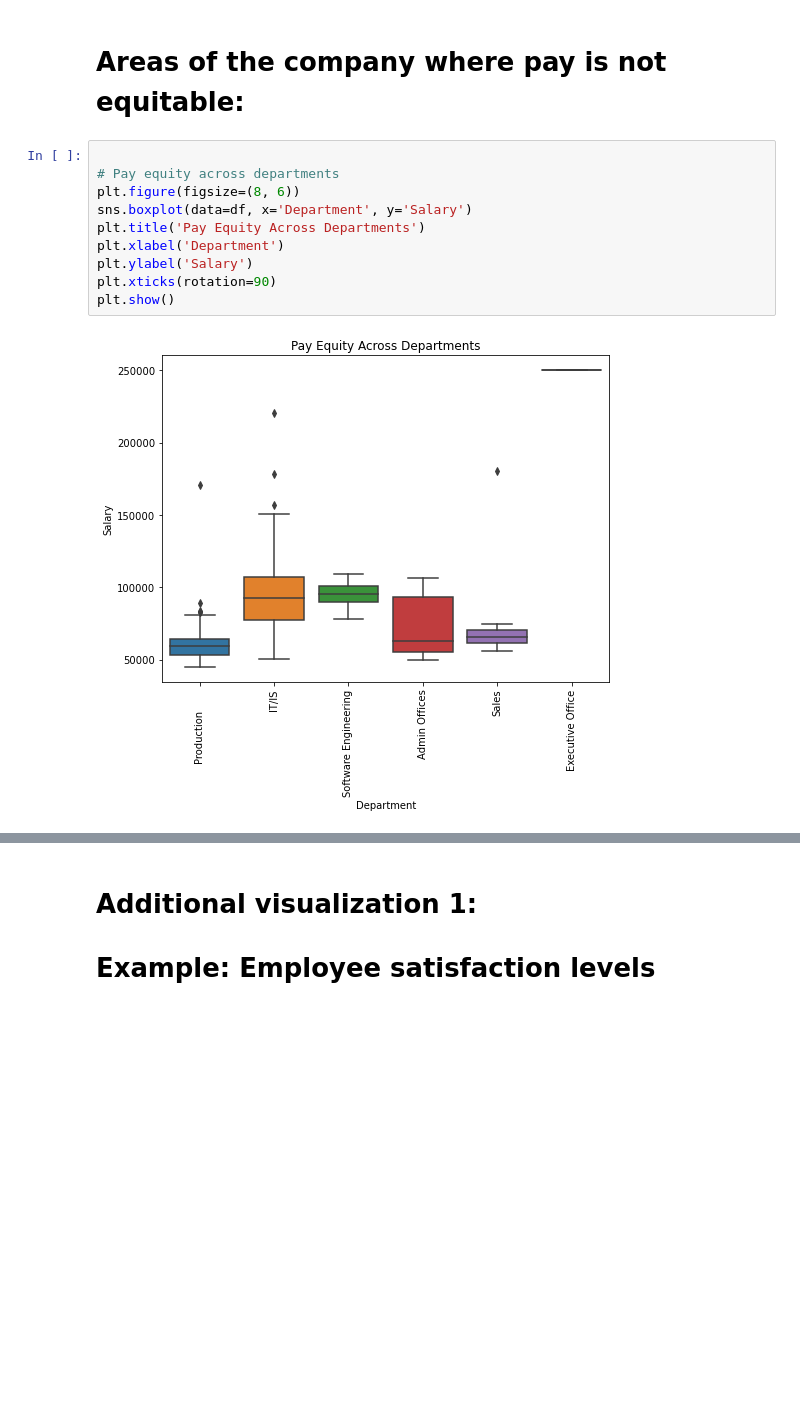
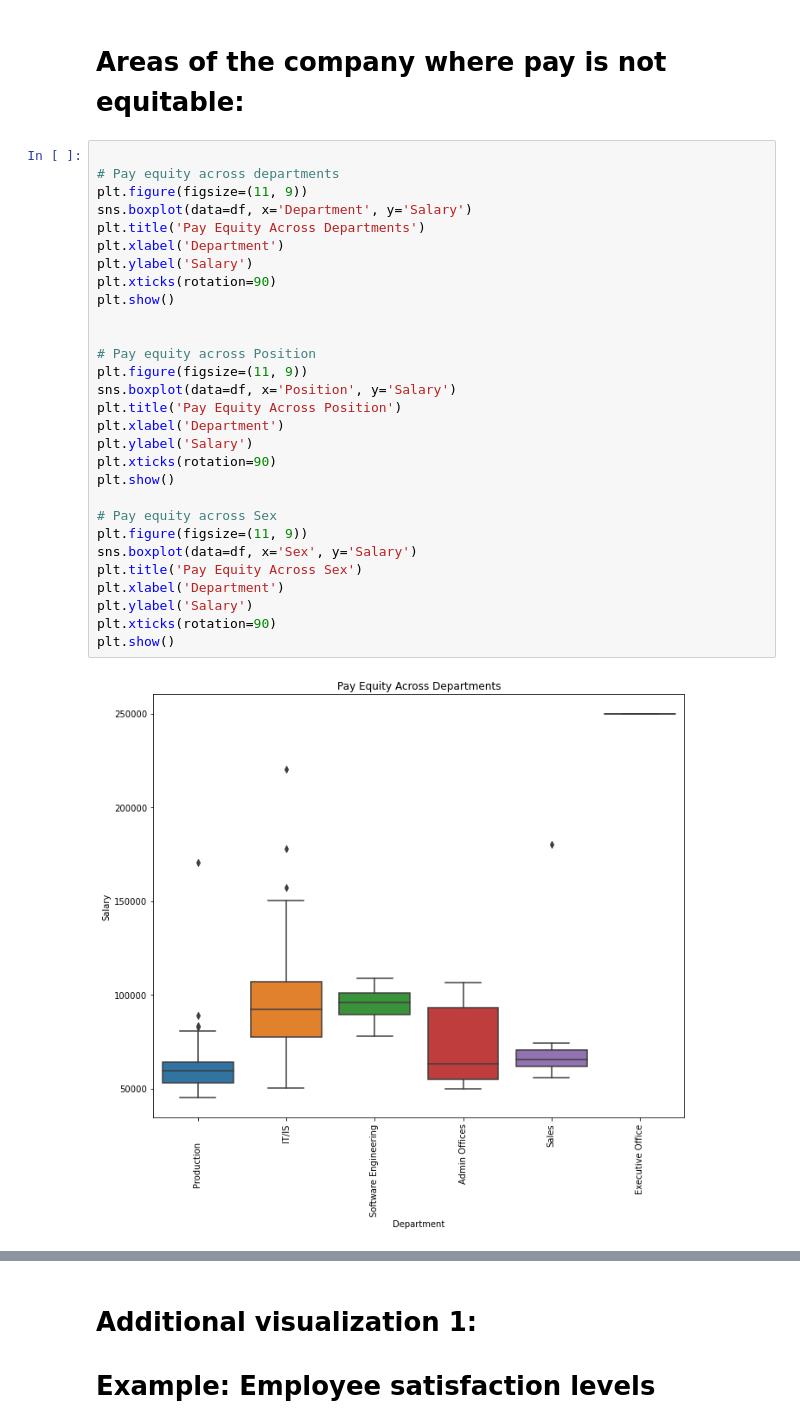
Before and after one commit to ColgateSmile/MachineLearning_Human_Resuorces_Analytics, a Jupyter notebook: MachineLearning_Ex_3.ipynb, the cells around one changed output, grey strips where cells are left out. Drawn from its saved outputs; the diff is of its cells as text; blank space fills up the shorter version.

```diff
--- a/MachineLearning_Ex_3.ipynb
+++ b/MachineLearning_Ex_3.ipynb
@@ -129,12 +146,31 @@ plt.show()
 # %%
 
 # Pay equity across departments
-plt.figure(figsize=(8, 6))
+plt.figure(figsize=(11, 9))
 sns.boxplot(data=df, x='Department', y='Salary')
 plt.title('Pay Equity Across Departments')
 plt.xlabel('Department')
 plt.ylabel('Salary')
 plt.xticks(rotation=90)
 plt.show()
+
+
+# Pay equity across Position
+plt.figure(figsize=(11, 9))
+sns.boxplot(data=df, x='Position', y='Salary')
+plt.title('Pay Equity Across Position')
+plt.xlabel('Department')
+plt.ylabel('Salary')
+plt.xticks(rotation=90)
+plt.show()
+
+# Pay equity across Sex
+plt.figure(figsize=(11, 9))
+sns.boxplot(data=df, x='Sex', y='Salary')
+plt.title('Pay Equity Across Sex')
+plt.xlabel('Department')
+plt.ylabel('Salary')
+plt.xticks(rotation=90)
+plt.show()
 # %% [output]
-[figure, old version]
+[figure, new version]
```
Also changed, not shown: parts of 27 cells of this notebook.
